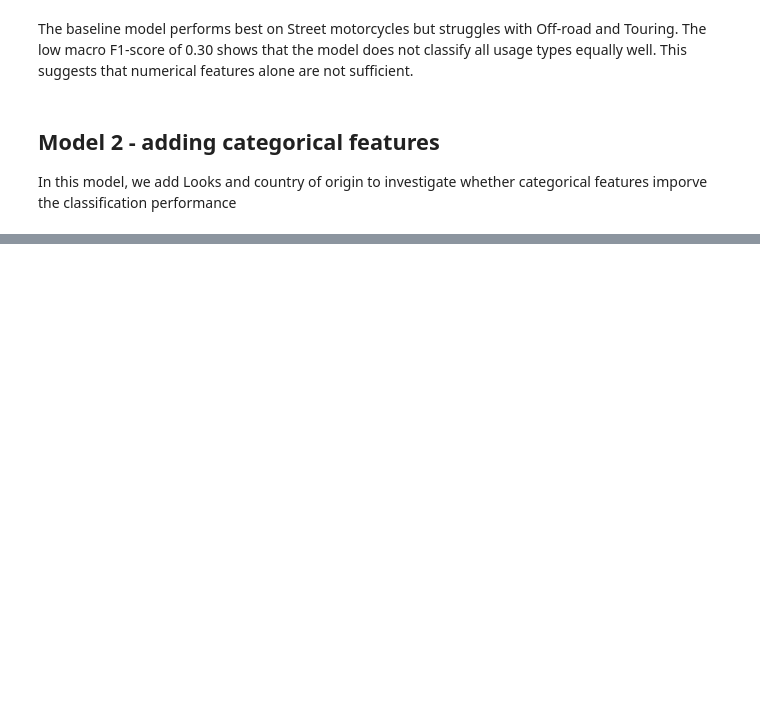
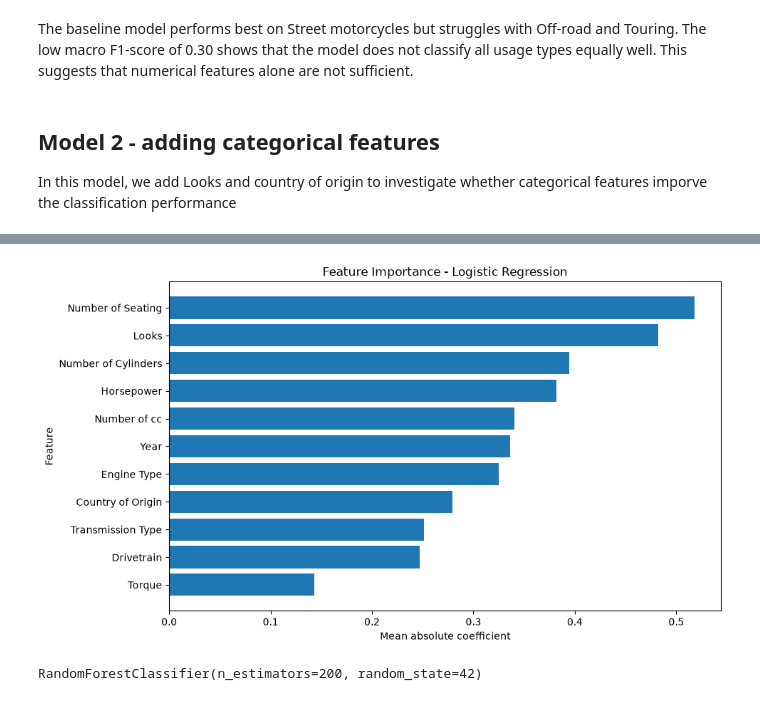
Before and after one commit to Piexgear/mc_match, a Jupyter notebook: mc_match_model.ipynb, the cells around one changed output, grey strips where cells are left out. Drawn from its saved outputs; the diff is of its cells as text; code cells hidden in the pictures; blank space fills up the shorter version.

```diff
--- a/mc_match_model.ipynb
+++ b/mc_match_model.ipynb
@@ -171,0 +232,8 @@ X_test_2_scaled = preprocessor.transform(X_val_2)
+# %%
+X_train_3_scaled = preprocessor_3.fit_transform(X_train_3)
+X_val_3_scaled = preprocessor_3.transform(X_val_3)
+X_test_3_scaled = preprocessor_3.transform(X_test_3)
+# %%
+log_reg_3 = LogisticRegression()
+
+log_reg_3.fit(X_train_3_scaled, y_train_3)
@@ -171,0 +260,4 @@ X_test_2_scaled = preprocessor.transform(X_val_2)
+# %%
+feature_names = preprocessor_3.get_feature_names_out()
+coefficients = log_reg_3.coef_
+print(feature_names)
@@ -171,0 +286,14 @@ X_test_2_scaled = preprocessor.transform(X_val_2)
+# %%
+feature_importance = np.mean(np.abs(coefficients), axis=0)
+
+importance_df = pd.DataFrame({
+    "Feature": feature_names,
+    "Importance": feature_importance
+})
+
+importance_df = importance_df.sort_values(
+    "Importance",
+    ascending=False
+)
+
+importance_df.head(10)
@@ -171,0 +364,18 @@ X_test_2_scaled = preprocessor.transform(X_val_2)
+# %%
+import matplotlib.pyplot as plt
+
+plt.figure(figsize=(10, 6))
+
+plt.barh(
+    grouped_importance_df["Feature"],
+    grouped_importance_df["Importance"]
+)
+
+plt.xlabel("Mean absolute coefficient")
+plt.ylabel("Feature")
+plt.title("Feature Importance - Logistic Regression")
+plt.gca().invert_yaxis()
+
+plt.show()
+# %% [output]
+[figure, added]
@@ -171,0 +384,9 @@ X_test_2_scaled = preprocessor.transform(X_val_2)
+# %%
+rf = RandomForestClassifier(
+    n_estimators=200,
+    random_state=42
+)
+
+rf.fit(X_train_3_scaled, y_train_3)
+# %% [output]
+RandomForestClassifier(n_estimators=200, random_state=42)
```
Also changed, not shown: parts of 43 cells of this notebook.
